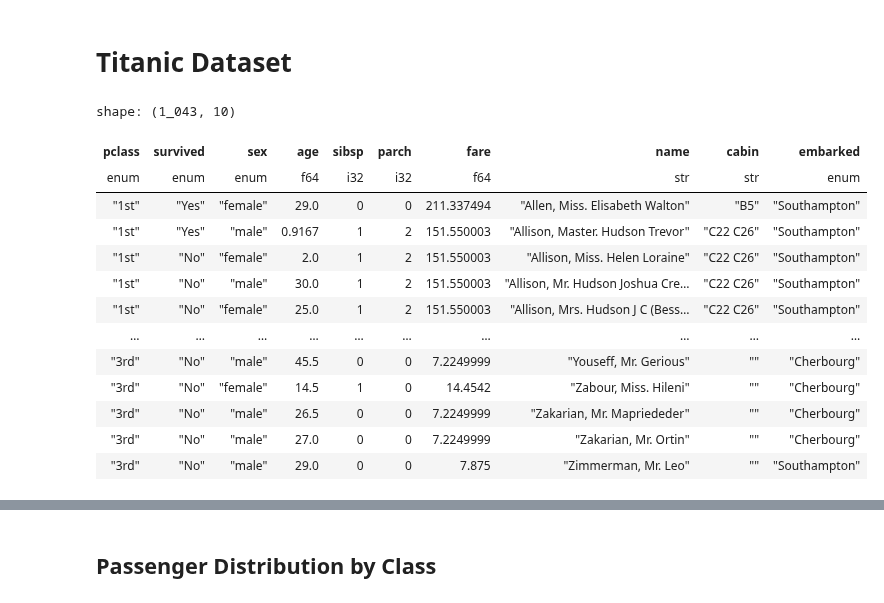
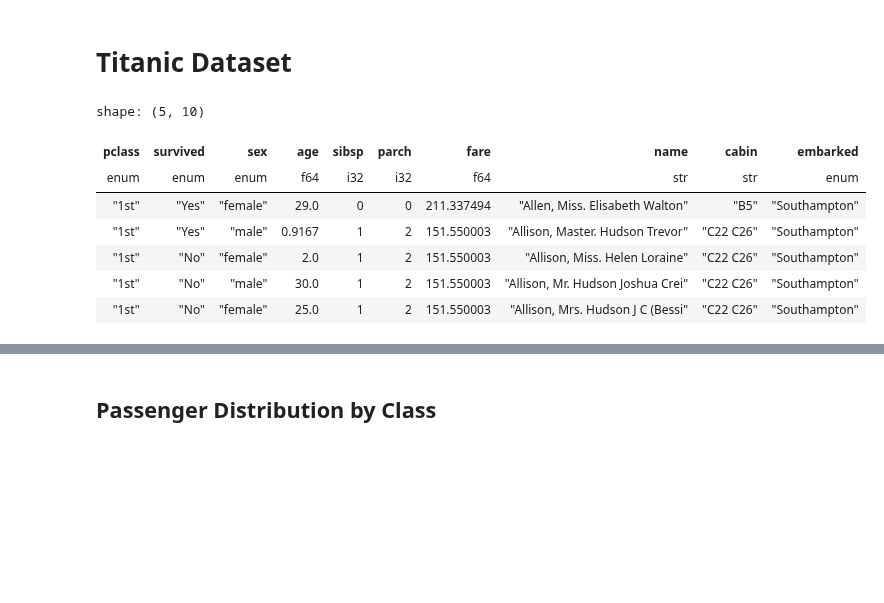
Before and after one commit to radiant-ai-hub/pyrsm, a Jupyter notebook: examples/eda/eda-visualize.ipynb, the cells around one changed output, grey strips where cells are left out. Cells and saved outputs as stored; diff of their text form; code cells hidden in the pictures; blank space fills up the shorter version.

```diff
--- a/examples/eda/eda-visualize.ipynb
+++ b/examples/eda/eda-visualize.ipynb
@@ -121,21 +143,17 @@ rsm.eda.visualize(diamonds, x="carat", y="price", facet="cut", alpha=0.5)
 # %% [markdown]
 # Titanic Dataset
 # %%
-titanic = pl.read_parquet("https://github.com/radiant-ai-hub/pyrsm/raw/refs/heads/main/examples/data/data/titanic.parquet")
-titanic
+titanic = pl.read_parquet(
+    "https://github.com/radiant-ai-hub/pyrsm/raw/refs/heads/main/examples/data/data/titanic.parquet"
+)
+titanic.head()
 # %% [output]
-shape: (1_043, 10)
+shape: (5, 10)
 | pclass | survived | sex | age | sibsp | parch | fare | name | cabin | embarked |
 | enum | enum | enum | f64 | i32 | i32 | f64 | str | str | enum |
 | "1st" | "Yes" | "female" | 29.0 | 0 | 0 | 211.337494 | "Allen, Miss. Elisabeth Walton" | "B5" | "Southampton" |
 | "1st" | "Yes" | "male" | 0.9167 | 1 | 2 | 151.550003 | "Allison, Master. Hudson Trevor" | "C22 C26" | "Southampton" |
 | "1st" | "No" | "female" | 2.0 | 1 | 2 | 151.550003 | "Allison, Miss. Helen Loraine" | "C22 C26" | "Southampton" |
-| "1st" | "No" | "male" | 30.0 | 1 | 2 | 151.550003 | "Allison, Mr. Hudson Joshua Cre… | "C22 C26" | "Southampton" |
-| "1st" | "No" | "female" | 25.0 | 1 | 2 | 151.550003 | "Allison, Mrs. Hudson J C (Bess… | "C22 C26" | "Southampton" |
-| … | … | … | … | … | … | … | … | … | … |
-| "3rd" | "No" | "male" | 45.5 | 0 | 0 | 7.2249999 | "Youseff, Mr. Gerious" | "" | "Cherbourg" |
-| "3rd" | "No" | "female" | 14.5 | 1 | 0 | 14.4542 | "Zabour, Miss. Hileni" | "" | "Cherbourg" |
-| "3rd" | "No" | "male" | 26.5 | 0 | 0 | 7.2249999 | "Zakarian, Mr. Mapriededer" | "" | "Cherbourg" |
-| "3rd" | "No" | "male" | 27.0 | 0 | 0 | 7.2249999 | "Zakarian, Mr. Ortin" | "" | "Cherbourg" |
-| "3rd" | "No" | "male" | 29.0 | 0 | 0 | 7.875 | "Zimmerman, Mr. Leo" | "" | "Southampton" |
+| "1st" | "No" | "male" | 30.0 | 1 | 2 | 151.550003 | "Allison, Mr. Hudson Joshua Crei" | "C22 C26" | "Southampton" |
+| "1st" | "No" | "female" | 25.0 | 1 | 2 | 151.550003 | "Allison, Mrs. Hudson J C (Bessi" | "C22 C26" | "Southampton" |
 # %%
```
Also changed, not shown: parts of 4 cells of this notebook, 3 other files.
